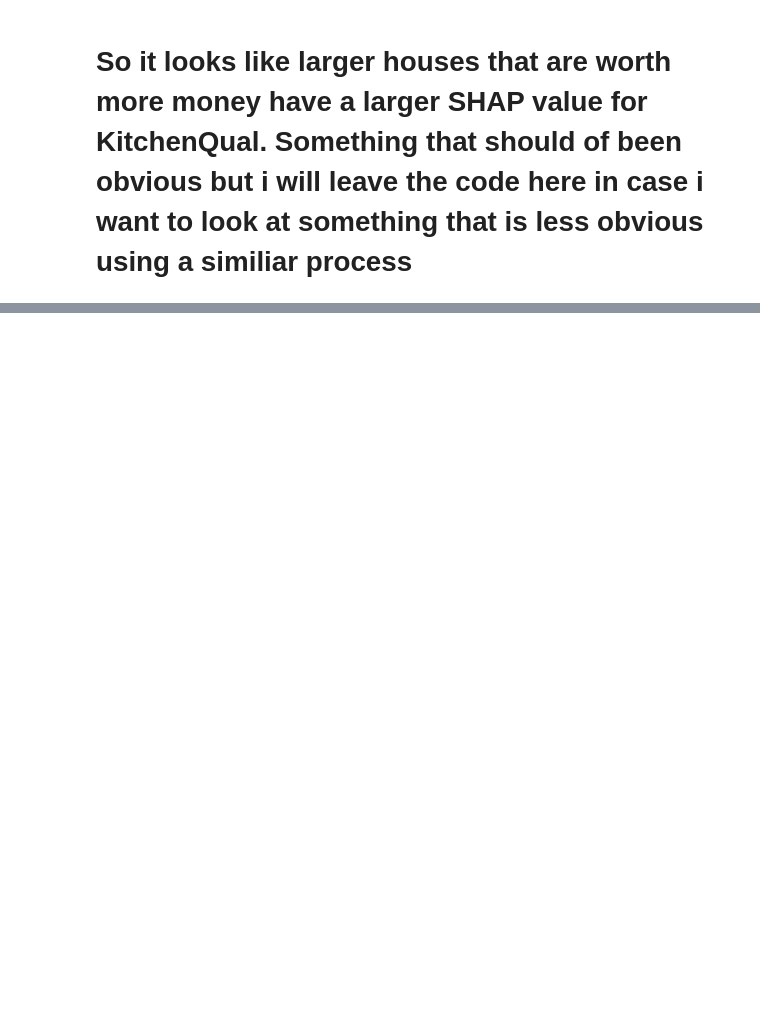
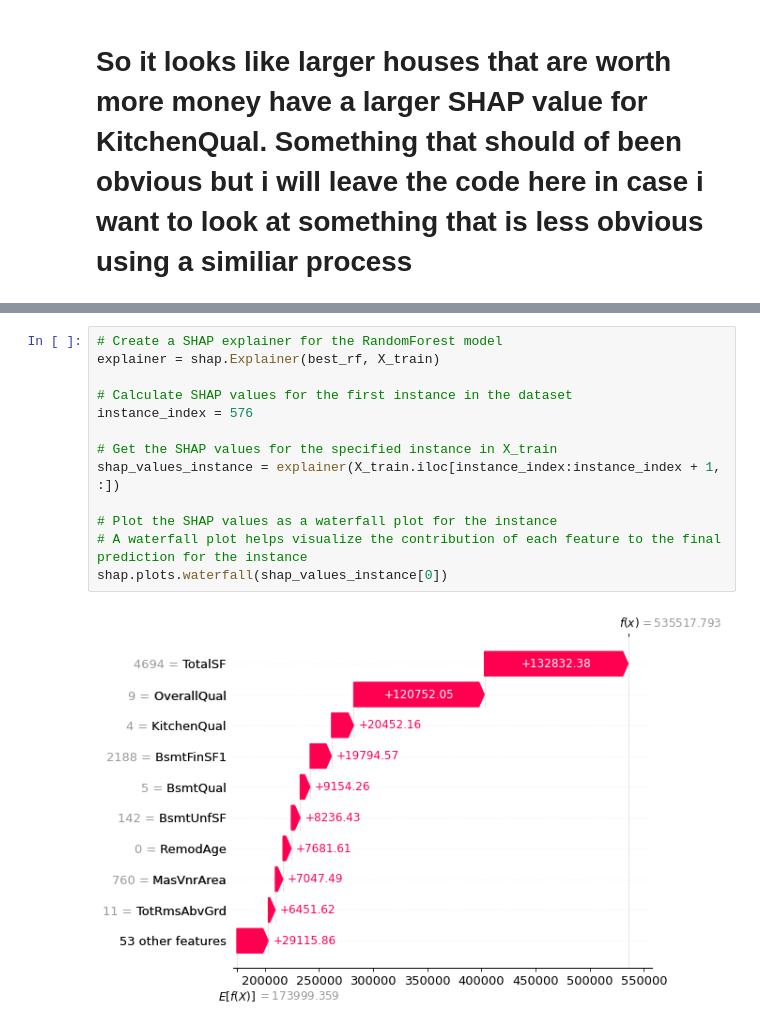
Before and after one commit to jasonphillip/Ames_Housing_ML_Project, a Jupyter notebook: models/Random_forest_model.ipynb, the cells around one changed output, grey strips where cells are left out. Drawn from its saved outputs; the diff is of its cells as text; blank space fills up the shorter version.

Commit message:
updated Random_forest_model

```diff
--- a/models/Random_forest_model.ipynb
+++ b/models/Random_forest_model.ipynb
@@ -927,0 +936,15 @@ summary_stats.loc[["min", "max", "mean"]]
+# %%
+# Create a SHAP explainer for the RandomForest model
+explainer = shap.Explainer(best_rf, X_train)
+
+# Calculate SHAP values for the first instance in the dataset
+instance_index = 576
+
+# Get the SHAP values for the specified instance in X_train
+shap_values_instance = explainer(X_train.iloc[instance_index:instance_index + 1, :])
+
+# Plot the SHAP values as a waterfall plot for the instance
+# A waterfall plot helps visualize the contribution of each feature to the final prediction for the instance
+shap.plots.waterfall(shap_values_instance[0])
+# %% [output]
+[figure, added]
```
Also changed, not shown: parts of 18 cells of this notebook.
